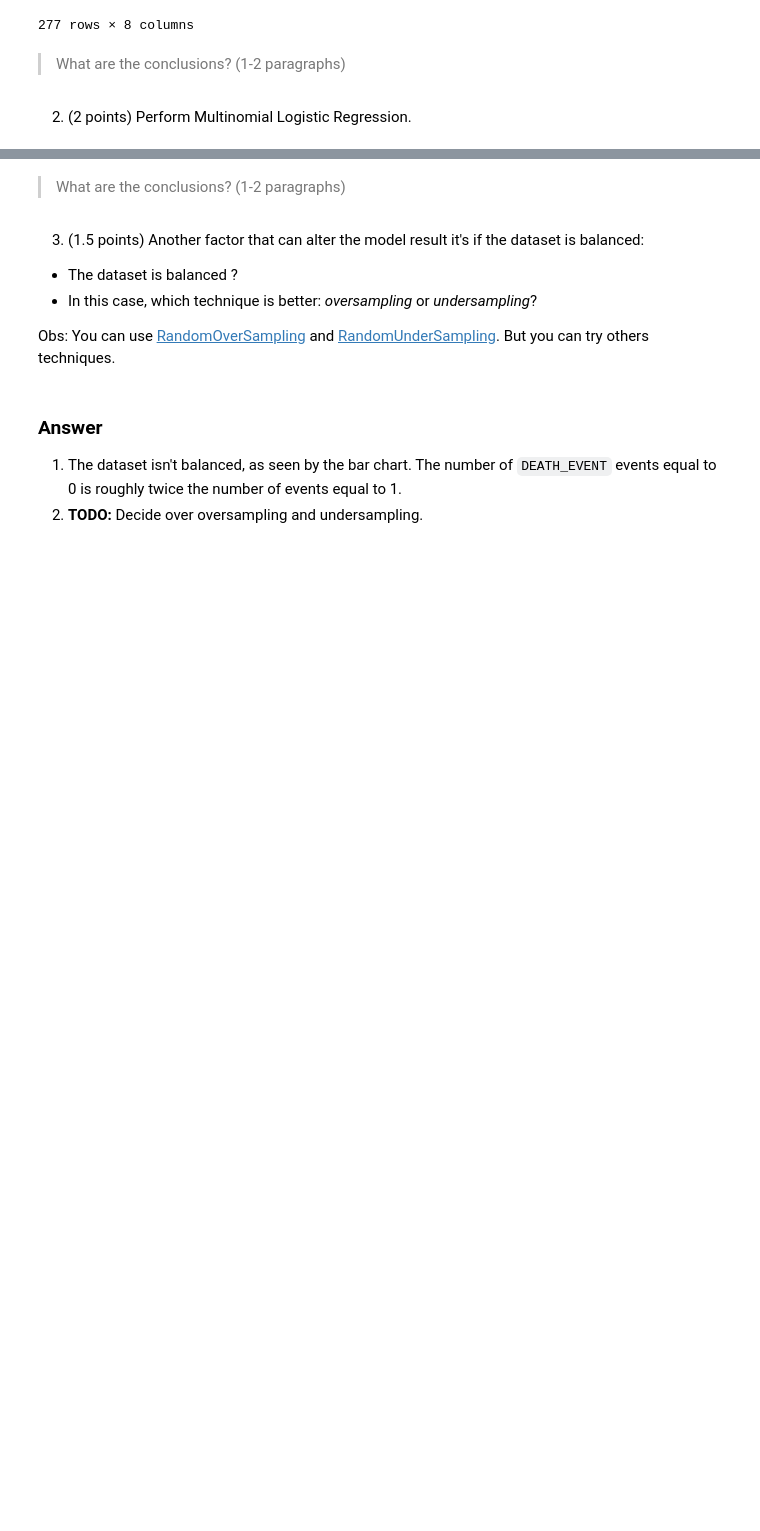
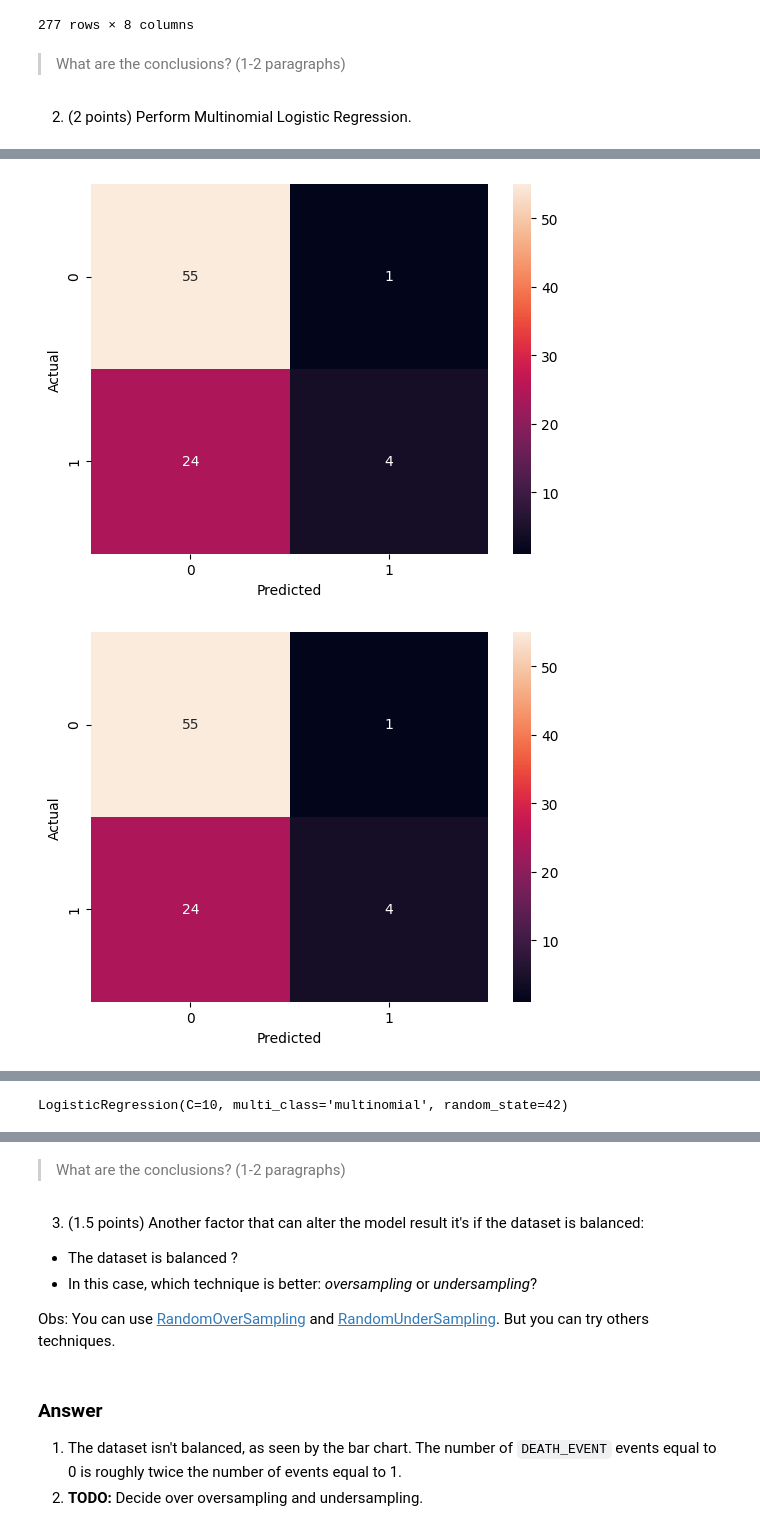
Before and after one commit to rubenscp/MO444-MC886-Tarefas, a Jupyter notebook: Tarefa 02/T2_Classical_Techniques.ipynb, the cells around one changed output, grey strips where cells are left out. Saved outputs shown, nothing was run; the diff lists cells and outputs as text; code cells hidden in the pictures; blank space fills up the shorter version.

Commit message:
Current state Task 02

```diff
--- a/Tarefa 02/T2_Classical_Techniques.ipynb
+++ b/Tarefa 02/T2_Classical_Techniques.ipynb
@@ -506,0 +517,19 @@ LogisticRegression()
+# %%
+y_log_reg_predict_all_1 = log_reg_1.predict(scaled_X_log_reg_test_all)
+print(y_log_reg_predict_all_1)
+y_log_reg_predict_all_2 = log_reg_2.predict(scaled_X_log_reg_test_all)
+print(y_log_reg_predict_all_2)
+y_log_reg_predict_all_3 = log_reg_3.predict(scaled_X_log_reg_test_all)
+print(y_log_reg_predict_all_3)
+y_log_reg_predict_all_4 = log_reg_4.predict(scaled_X_log_reg_test_all)
+print(y_log_reg_predict_all_4)
+y_log_reg_predict_all_5 = log_reg_5.predict(scaled_X_log_reg_test_all)
+print(y_log_reg_predict_all_5)
+y_log_reg_predict_all_6 = log_reg_6.predict(scaled_X_log_reg_test_all)
+print(y_log_reg_predict_all_6)
+y_log_reg_predict_all_7 = log_reg_7.predict(scaled_X_log_reg_test_all)
+print(y_log_reg_predict_all_7)
+y_log_reg_predict_all_8 = log_reg_8.predict(scaled_X_log_reg_test_all)
+print(y_log_reg_predict_all_8)
+y_log_reg_predict_all_9 = log_reg_9.predict(scaled_X_log_reg_test_all)
+print(y_log_reg_predict_all_9)
@@ -506,0 +554,13 @@ LogisticRegression()
+# %%
+plot_confusion_matrix(y_log_reg_test_all, y_log_reg_predict_all_1)
+plot_confusion_matrix(y_log_reg_test_all, y_log_reg_predict_all_2)
+plot_confusion_matrix(y_log_reg_test_all, y_log_reg_predict_all_3)
+plot_confusion_matrix(y_log_reg_test_all, y_log_reg_predict_all_4)
+plot_confusion_matrix(y_log_reg_test_all, y_log_reg_predict_all_5)
+plot_confusion_matrix(y_log_reg_test_all, y_log_reg_predict_all_6)
+plot_confusion_matrix(y_log_reg_test_all, y_log_reg_predict_all_7) # best 1
+plot_confusion_matrix(y_log_reg_test_all, y_log_reg_predict_all_8) # best 2
+plot_confusion_matrix(y_log_reg_test_all, y_log_reg_predict_all_9)
+# %% [output]
+[figure, added]
+[figure, added]
@@ -507,10 +574,12 @@ LogisticRegression()
 # %%
-log_reg_1.fit(scaled_X_log_reg_train_all, y_log_reg_train_all)
-log_reg_2.fit(scaled_X_log_reg_train_all, y_log_reg_train_all)
-log_reg_3.fit(scaled_X_log_reg_train_all, y_log_reg_train_all)
-log_reg_4.fit(scaled_X_log_reg_train_all, y_log_reg_train_all)
-log_reg_5.fit(scaled_X_log_reg_train_all, y_log_reg_train_all)
-log_reg_6.fit(scaled_X_log_reg_train_all, y_log_reg_train_all)
-log_reg_7.fit(scaled_X_log_reg_train_all, y_log_reg_train_all)
-log_reg_8.fit(scaled_X_log_reg_train_all, y_log_reg_train_all)
-log_reg_9.fit(scaled_X_log_reg_train_all, y_log_reg_train_all)
+log_reg_1.fit(scaled_X_log_reg_train_3, y_log_reg_train_3)
+log_reg_2.fit(scaled_X_log_reg_train_3, y_log_reg_train_3)
+log_reg_3.fit(scaled_X_log_reg_train_3, y_log_reg_train_3)
+log_reg_4.fit(scaled_X_log_reg_train_3, y_log_reg_train_3)
+log_reg_5.fit(scaled_X_log_reg_train_3, y_log_reg_train_3)
+log_reg_6.fit(scaled_X_log_reg_train_3, y_log_reg_train_3)
+log_reg_7.fit(scaled_X_log_reg_train_3, y_log_reg_train_3)
+log_reg_8.fit(scaled_X_log_reg_train_3, y_log_reg_train_3)
+log_reg_9.fit(scaled_X_log_reg_train_3, y_log_reg_train_3)
+# %% [output]
+LogisticRegression(C=10, multi_class='multinomial', random_state=42)
```
Also changed, not shown: parts of 18 cells of this notebook.
